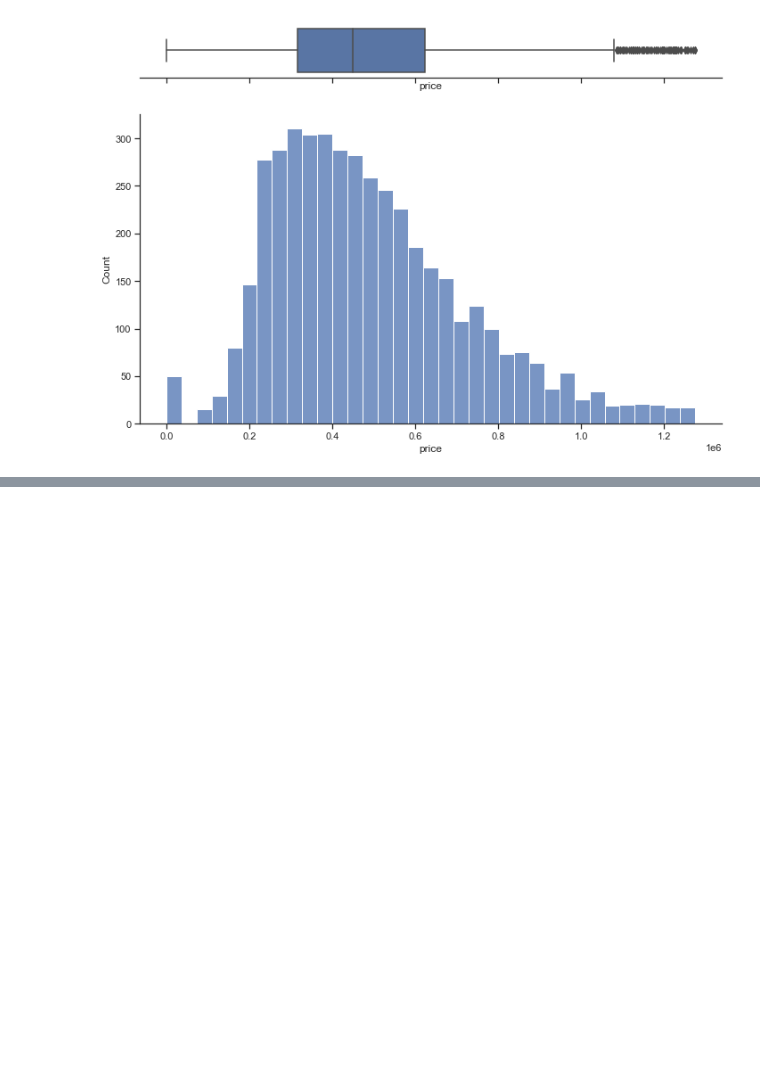
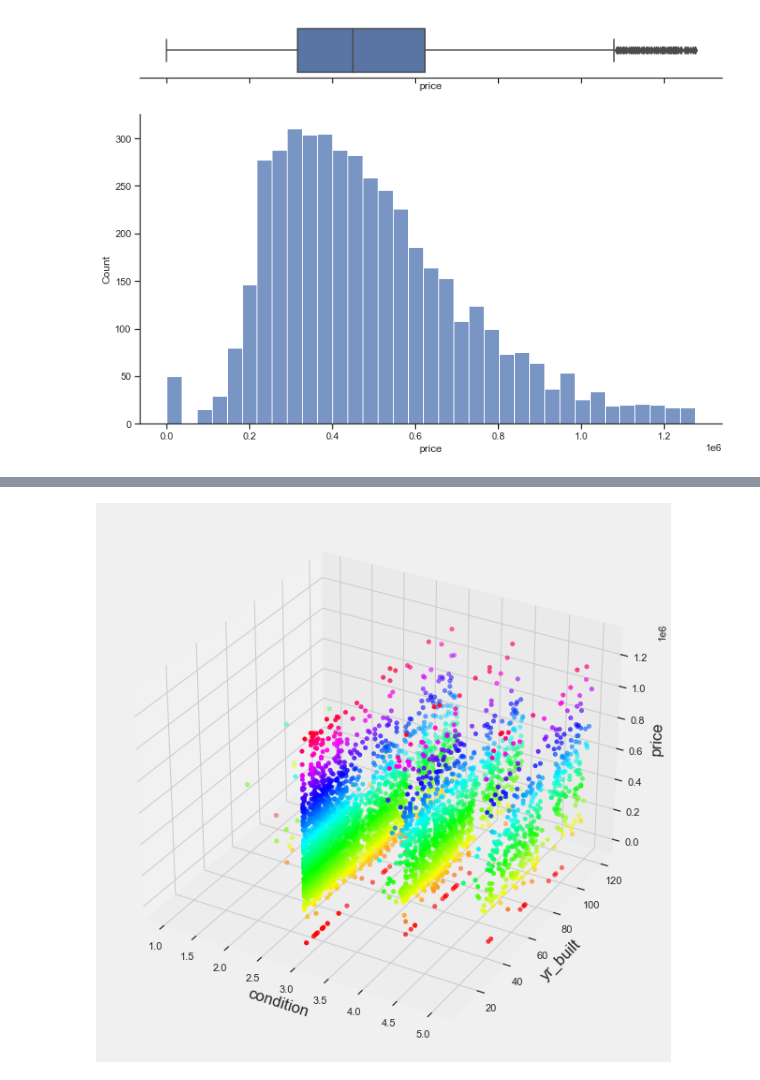
Before and after one commit to jf20541/Optimal-RegressionModel-HyperParameters-Flask-Azure-Docker, a Jupyter notebook: notebooks/eda.ipynb, the cells around one changed output, grey strips where cells are left out. Cells and saved outputs as stored; diff of their text form; code cells hidden in the pictures; blank space fills up the shorter version.

```diff
--- a/notebooks/eda.ipynb
+++ b/notebooks/eda.ipynb
@@ -223,0 +252,17 @@ df.to_csv('../inputs/train_clean.csv', index=False)
+# %%
+#Thanks to https://towardsdatascience.com/an-easy-introduction-to-3d-plotting-with-matplotlib-801561999725
+fig = plt.figure(figsize=(10,10))
+ax = plt.axes(projection="3d")
+
+z_points = df['price']
+x_points = df['condition']
+y_points = df['yr_built']
+ax.scatter3D(x_points, y_points, z_points, c=z_points, cmap='hsv');
+
+ax.set_xlabel('condition')
+ax.set_ylabel('yr_built')
+ax.set_zlabel('price')
+
+plt.show()
+# %% [output]
+[figure, added]
```
Also changed, not shown: parts of 3 cells of this notebook, 7 other files.
